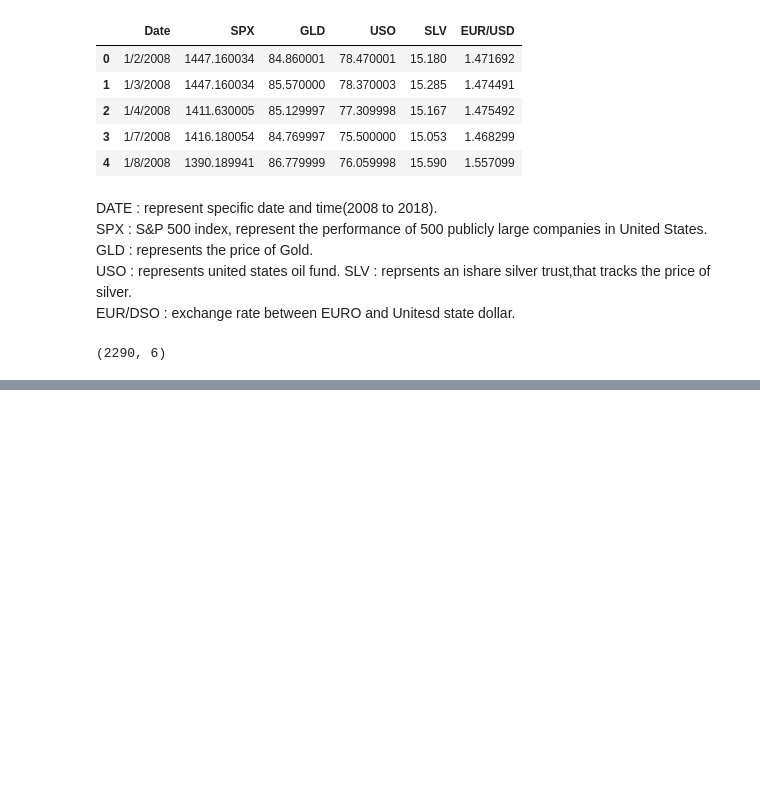
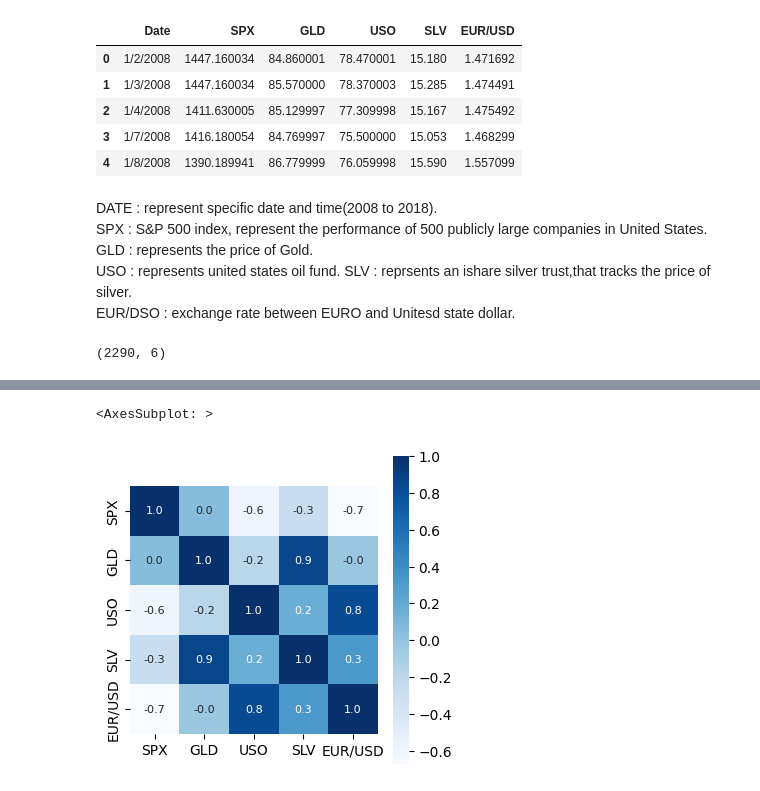
Before and after one commit to lakshya2002/Gold-Price-Prediction, a Jupyter notebook: prediction.ipynb, the cells around one changed output, grey strips where cells are left out. Cells and saved outputs as stored; diff of their text form; code cells hidden in the pictures; blank space fills up the shorter version.

```diff
--- a/prediction.ipynb
+++ b/prediction.ipynb
@@ -30,0 +73,6 @@ df_gold.shape
+# %%
+#correlation between data
+# ---> positive co relation
+# ---> negative corelation
+corelation = df_gold.corr()
+corelation
@@ -30,0 +86,7 @@ df_gold.shape
+# %%
+# heatmap to understand corelation
+plt.figure(figsize=(4,4))
+sns.heatmap(corelation,cbar=True,square=True, fmt='.1f',annot=True,annot_kws={'size':8},cmap='Blues')
+# %% [output]
+<AxesSubplot: >
+[figure, added]
```
Also changed, not shown: parts of 22 cells of this notebook.
